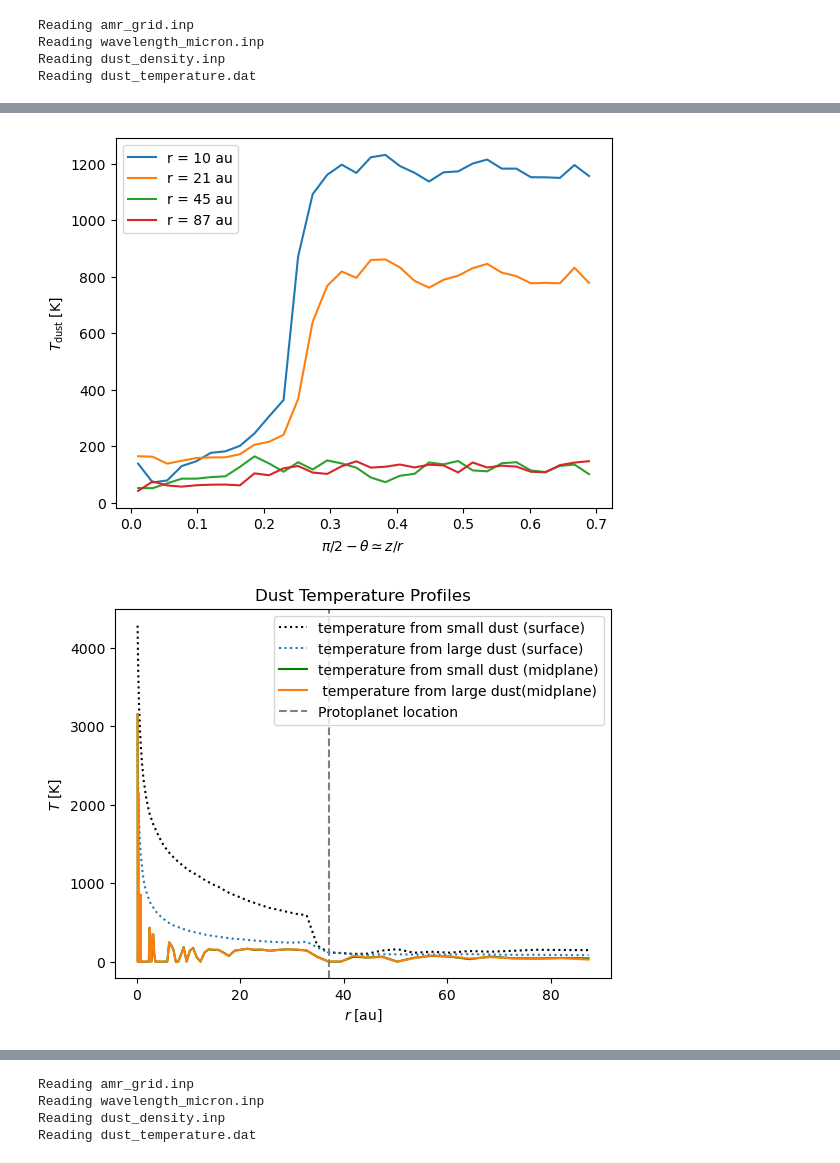
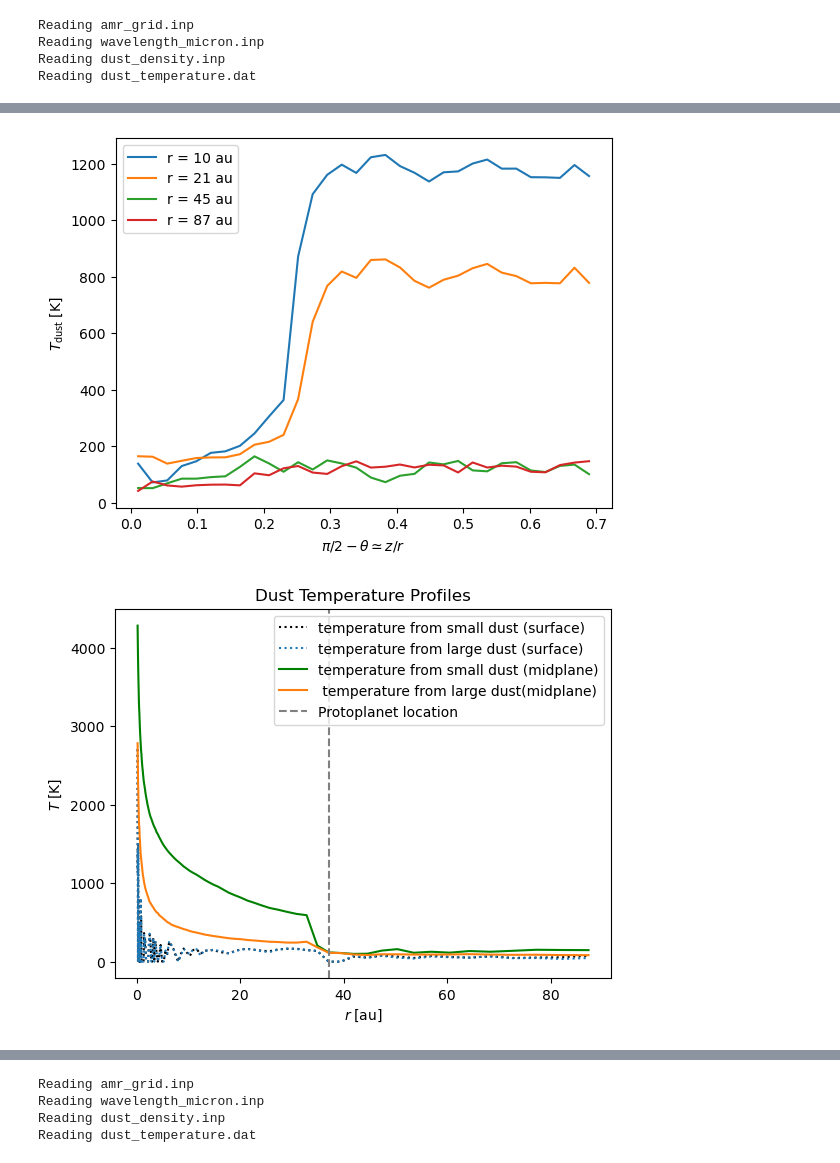
Before and after one commit to VWelke/Circumplanetary_Disk, a Jupyter notebook: CPD_simple_1_test__no_planet/testTemp.ipynb, the cells around one changed output, grey strips where cells are left out. Saved outputs shown, nothing was run; the diff lists cells and outputs as text; code cells hidden in the pictures.

```diff
--- a/CPD_simple_1_test__no_planet/testTemp.ipynb
+++ b/CPD_simple_1_test__no_planet/testTemp.ipynb
@@ -52,35 +52,51 @@ for ir in irr:
     r    = d.grid.x[ir]
     rstr = '{0:4.0f}'.format(r/au)
     rstr = 'r = '+rstr.strip()+' au'
     plt.plot(zzr[ir,:],temp[ir,:],label=rstr)
 plt.xlabel(r'$\pi/2-\theta\simeq z/r$')
 plt.ylabel(r'$T_{\mathrm{dust}}\;[\mathrm{K}]$')
 plt.legend()
 
 #
 # Plot the radial midplane and surface temperature,
 # and compare to the analytic estimate
 #
 plt.figure()
 plt.title('Dust Temperature Profiles')
-plt.plot(d.grid.x / au, d.dusttemp[:, 0, 0,0], ':', label='temperature from small dust (surface)', color='black')
-plt.plot(d.grid.x / au, d.dusttemp[:, 0, 0,1], ':', label='temperature from large dust (surface)', color='C0')
-plt.plot(d.grid.x / au, d.dusttemp[:, -1, 0,0], label='temperature from small dust (midplane)', color='green')
-plt.plot(d.grid.x / au, d.dusttemp[:, -1, 0,1], label=' temperature from large dust(midplane)', color='C1')
+plt.plot(d.grid.x / au, d.dusttemp[:, 30, 0,0], ':', label='temperature from small dust (surface)', color='black')
+plt.plot(d.grid.x / au, d.dusttemp[:, 30, 0,1], ':', label='temperature from large dust (surface)', color='C0')
+plt.plot(d.grid.x / au, d.dusttemp[:, 0, 0,0], label='temperature from small dust (midplane)', color='green')
+plt.plot(d.grid.x / au, d.dusttemp[:, 0, 0,1], label=' temperature from large dust(midplane)', color='C1')
 #plt.plot(d.grid.x / au, d.dusttemp[:, -1, 0], '.', color='C1')
 # Add a vertical line at r = 37.2 au
 plt.axvline(x=37.2, color='grey', linestyle='--', label='Protoplanet location')
 plt.xlabel(r'$r\;[\mathrm{au}]$')
 plt.ylabel(r'$T\;[\mathrm{K}]$')
 plt.legend()
 
 plt.show()
+
+# An issue: super confused with which one is mid plane, which one is surface
+plt.figure()
+plt.title('Dust Temperature Profiles in Log-Log Space')
+plt.plot(np.log10(d.grid.x / au), np.log10(d.dusttemp[:, 0, 0,0]), ':', label='temperature from small dust (surface)', color='black')
+plt.plot(np.log10(d.grid.x / au), np.log10(d.dusttemp[:, 0, 0,1]), ':', label='temperature from large dust (surface)', color='C0')
+plt.plot(np.log10(d.grid.x / au), np.log10(d.dusttemp[:, -1, 0,0]), label='temperature from small dust (midplane)', color='green')
+plt.plot(np.log10(d.grid.x / au), np.log10(d.dusttemp[:, -1, 0,1]), label=' temperature from large dust(midplane)', color='C1')
+#plt.plot(d.grid.x / au, d.dusttemp[:, -1, 0], '.', color='C1')
+# Add a vertical line at r = 37.2 au
+plt.axvline(x=np.log10(37.2), color='grey', linestyle='--', label='Protoplanet location')
+plt.xlabel(r'$log(r)\;[\mathrm{au}]$')
+plt.ylabel(r'$log(T)\;[\mathrm{K}]$')
+plt.legend()
+
+plt.show()
 # %% [output]
 Reading amr_grid.inp
 Reading wavelength_micron.inp
 Reading dust_density.inp
 Reading dust_temperature.dat
 [figure]
 [figure]
 [figure]
-[figure, old version]
+[figure, new version]
```
Also changed, not shown: parts of 6 cells of this notebook, 20 other files.
